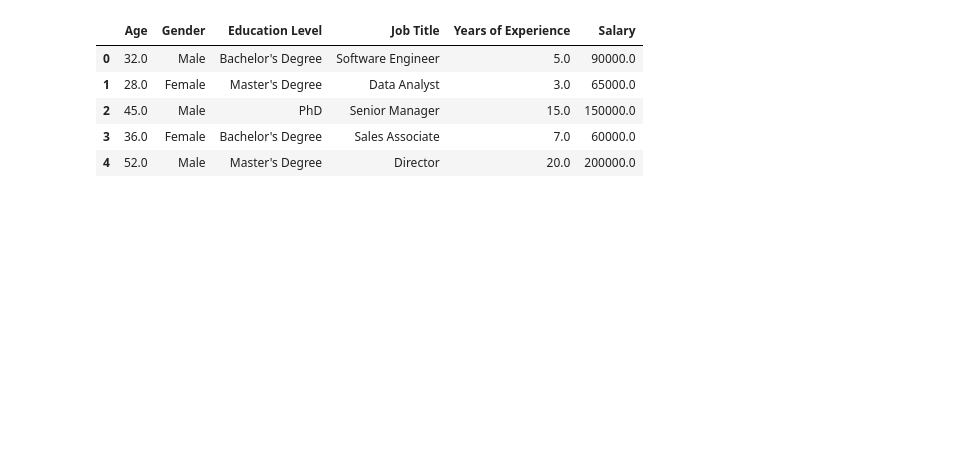
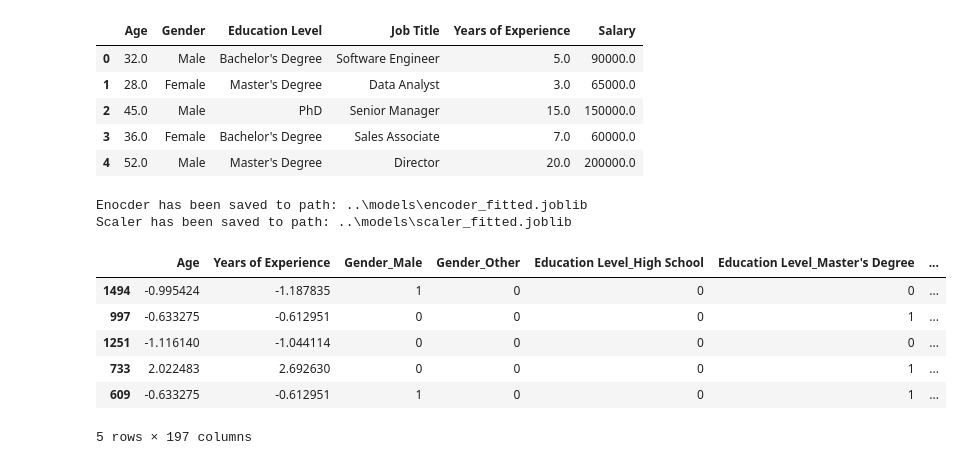
Before and after one commit to adityapradhan202/SalaryPredict, a Jupyter notebook: notebooks/model_training.ipynb, the cells around one changed output. Saved outputs shown, nothing was run; the diff lists cells and outputs as text; code cells hidden in the pictures; blank space fills up the shorter version.

Commit message:
Updated the model training notebook, created a script for data preparation, trained and saved knn regressor model

```diff
--- a/notebooks/model_training.ipynb
+++ b/notebooks/model_training.ipynb
@@ -17,3 +31,30 @@ df.head()
 | 2 | 45.0 | Male | PhD | Senior Manager | 15.0 | 150000.0 |
 | 3 | 36.0 | Female | Bachelor's Degree | Sales Associate | 7.0 | 60000.0 |
 | 4 | 52.0 | Male | Master's Degree | Director | 20.0 | 200000.0 |
+# %%
+scaler = StandardScaler()
+encoder = OneHotEncoder(categories="auto", drop="first", handle_unknown="ignore")
+# %%
+X_train, X_test, y_train, y_test = data_constructor(
+    data=df,
+    label="Salary",
+    test_size=0.30,
+    seed=42,
+    scaler=scaler,
+    encoder=encoder,
+    scaler_path="../models/scaler_fitted.joblib",
+    encoder_path="../models/encoder_fitted.joblib"
+)
+# %% [output]
+Enocder has been saved to path: ..\models\encoder_fitted.joblib
+Scaler has been saved to path: ..\models\scaler_fitted.joblib
+# %%
+X_train.head()
+# %% [output]
+|  | Age | Years of Experience | Gender_Male | Gender_Other | Education Level_High School | Education Level_Master's Degree | ... |
+| 1494 | -0.995424 | -1.187835 | 1 | 0 | 0 | 0 | ... |
+| 997 | -0.633275 | -0.612951 | 0 | 0 | 0 | 1 | ... |
+| 1251 | -1.116140 | -1.044114 | 0 | 0 | 0 | 0 | ... |
+| 733 | 2.022483 | 2.692630 | 0 | 0 | 0 | 1 | ... |
+| 609 | -0.633275 | -0.612951 | 1 | 0 | 0 | 1 | ... |
+5 rows × 197 columns
```
Also changed, not shown: parts of 33 cells of this notebook, 5 other files.
